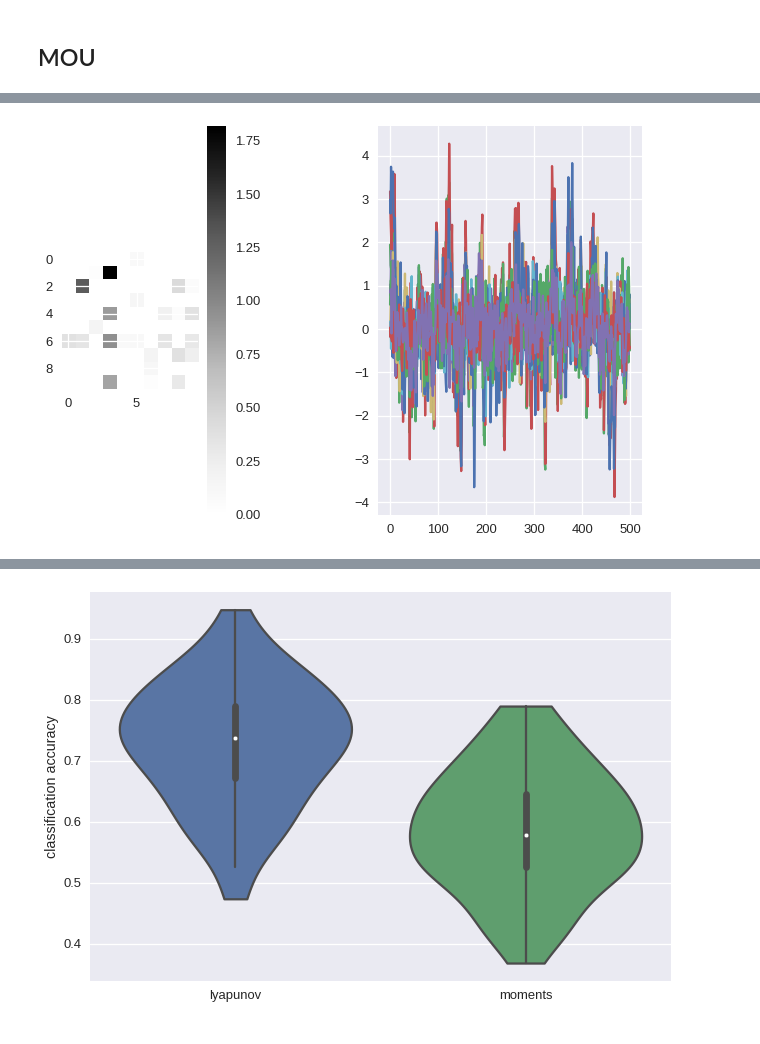
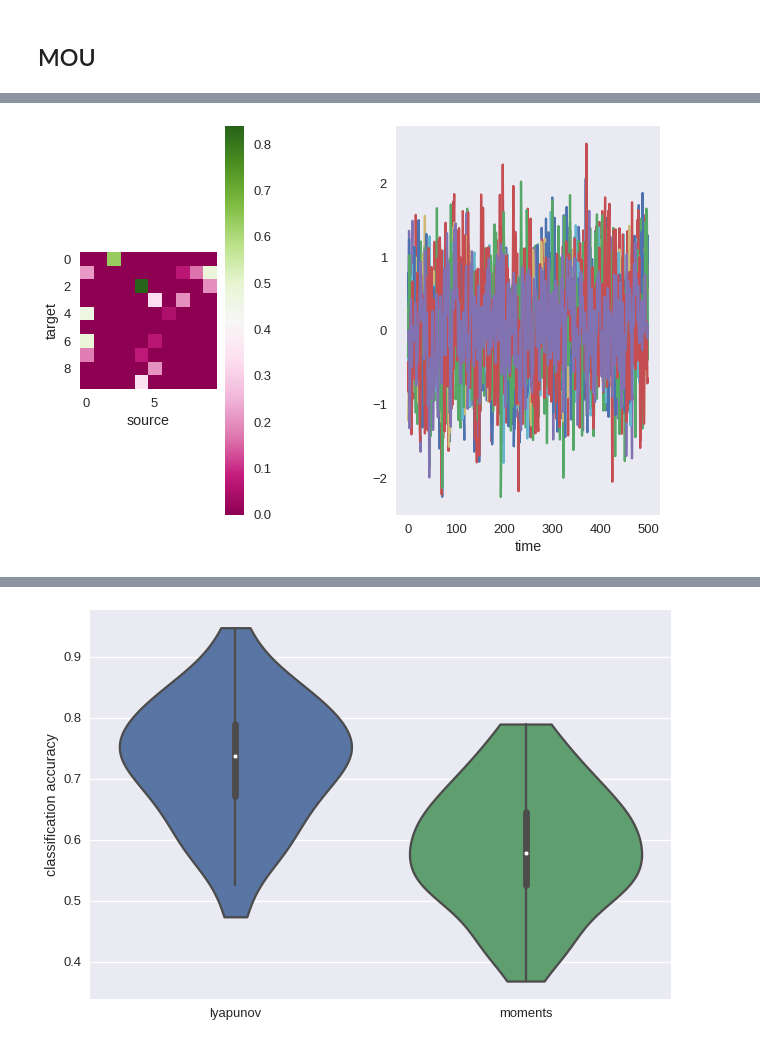
Before and after one commit to andins/bayes_MOU, a Jupyter notebook: group_meeting/MOU_bayesVSgradient.ipynb, the cells around one changed output, grey strips where cells are left out. Saved outputs shown, nothing was run; the diff lists cells and outputs as text; code cells hidden in the pictures.

```diff
--- a/group_meeting/MOU_bayesVSgradient.ipynb
+++ b/group_meeting/MOU_bayesVSgradient.ipynb
@@ -41,14 +65,18 @@ $$ C = \frac{C' N}{\sum_{i,j} C'} $$
 # %%
-C = make_rnd_connectivity(N=10, density=0.2, connectivity_strength=1)
-model = MOU(n_nodes=10, tau_x=1, mu=0.0, Sigma=None, C=C, random_state=5)
+sns.set_style('dark')
+C = make_rnd_connectivity(N=10, density=0.2)
+model = MOU(n_nodes=10, tau_x=1, mu=0.0, Sigma=None, C=C, random_state=0)
 ts = model.simulate(T=500, random_state=0)
 plt.figure()
 plt.subplot(1,3,1)
-plt.imshow(C)
+plt.imshow(C, cmap='PiYG')
+plt.xlabel('source')
+plt.ylabel('target')
 plt.colorbar()
 plt.subplot(1,2,2)
 plt.plot(ts)
+plt.xlabel('time')
 plt.show()
 # %% [output]
-[figure, old version]
+[figure, new version]
 # %% [markdown]
```
Also changed, not shown: parts of 28 cells of this notebook, 1 other file.
